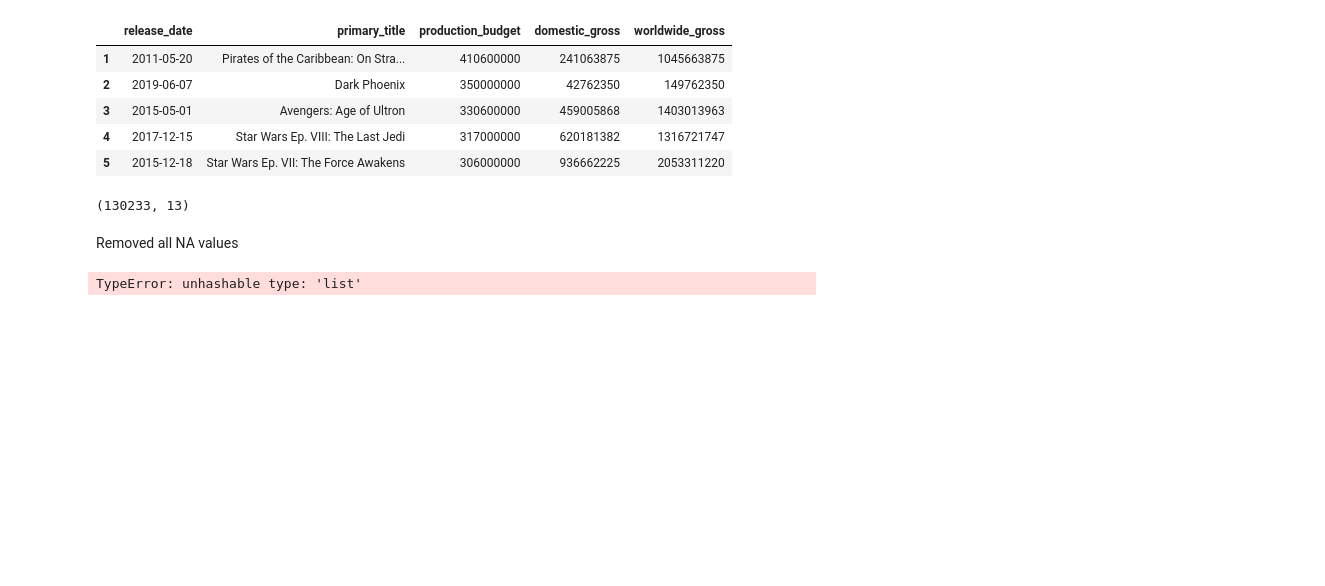
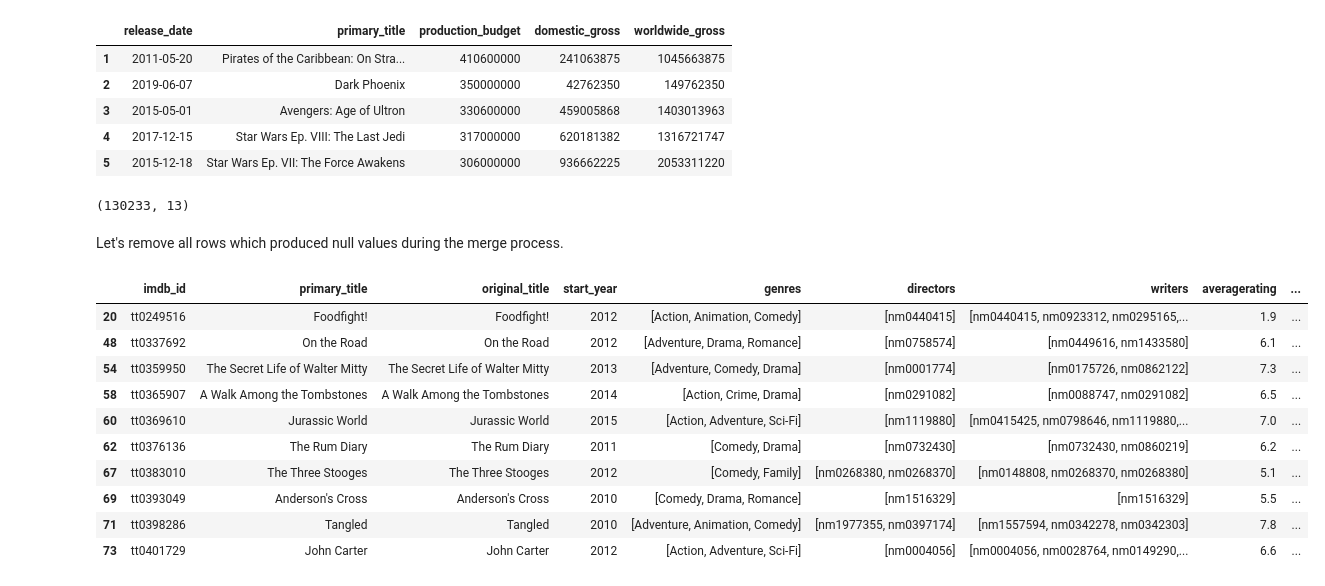
Before and after one commit to bbjornstad-flatiron/flatiron-mod1-project, a Jupyter notebook: data-merging.ipynb, the cells around one changed output. Drawn from its saved outputs; the diff is of its cells as text; code cells hidden in the pictures; blank space fills up the shorter version.

```diff
--- a/data-merging.ipynb
+++ b/data-merging.ipynb
@@ -70,11 +79,21 @@ merged_data = basic_crew_ratings.join(tn_movie_budgets.set_index('primary_title'
 merged_data.shape
 # %% [output]
 (130233, 13)
-# %% [markdown]
-Removed all NA values
+# %% [markdown]
+Let's remove all rows which produced null values during the merge process.
 # %%
 new = merged_data.dropna()
-# %%
-table = pd.pivot_table(new, columns = ['genres'])
-# %% [output]
-TypeError: unhashable type: 'list'
+# %%
+new.head(10)
+# %% [output]
+|  | imdb_id | primary_title | original_title | start_year | genres | directors | writers | averagerating | ... |
+| 20 | tt0249516 | Foodfight! | Foodfight! | 2012 | [Action, Animation, Comedy] | [nm0440415] | [nm0440415, nm0923312, nm0295165,... | 1.9 | ... |
+| 48 | tt0337692 | On the Road | On the Road | 2012 | [Adventure, Drama, Romance] | [nm0758574] | [nm0449616, nm1433580] | 6.1 | ... |
+| 54 | tt0359950 | The Secret Life of Walter Mitty | The Secret Life of Walter Mitty | 2013 | [Adventure, Comedy, Drama] | [nm0001774] | [nm0175726, nm0862122] | 7.3 | ... |
+| 58 | tt0365907 | A Walk Among the Tombstones | A Walk Among the Tombstones | 2014 | [Action, Crime, Drama] | [nm0291082] | [nm0088747, nm0291082] | 6.5 | ... |
+| 60 | tt0369610 | Jurassic World | Jurassic World | 2015 | [Action, Adventure, Sci-Fi] | [nm1119880] | [nm0415425, nm0798646, nm1119880,... | 7.0 | ... |
+| 62 | tt0376136 | The Rum Diary | The Rum Diary | 2011 | [Comedy, Drama] | [nm0732430] | [nm0732430, nm0860219] | 6.2 | ... |
+| 67 | tt0383010 | The Three Stooges | The Three Stooges | 2012 | [Comedy, Family] | [nm0268380, nm0268370] | [nm0148808, nm0268370, nm0268380] | 5.1 | ... |
+| 69 | tt0393049 | Anderson's Cross | Anderson's Cross | 2010 | [Comedy, Drama, Romance] | [nm1516329] | [nm1516329] | 5.5 | ... |
+| 71 | tt0398286 | Tangled | Tangled | 2010 | [Adventure, Animation, Comedy] | [nm1977355, nm0397174] | [nm1557594, nm0342278, nm0342303] | 7.8 | ... |
+| 73 | tt0401729 | John Carter | John Carter | 2012 | [Action, Adventure, Sci-Fi] | [nm0004056] | [nm0004056, nm0028764, nm0149290,... | 6.6 | ... |
```
Also changed, not shown: parts of 11 cells of this notebook, 5 other files.
